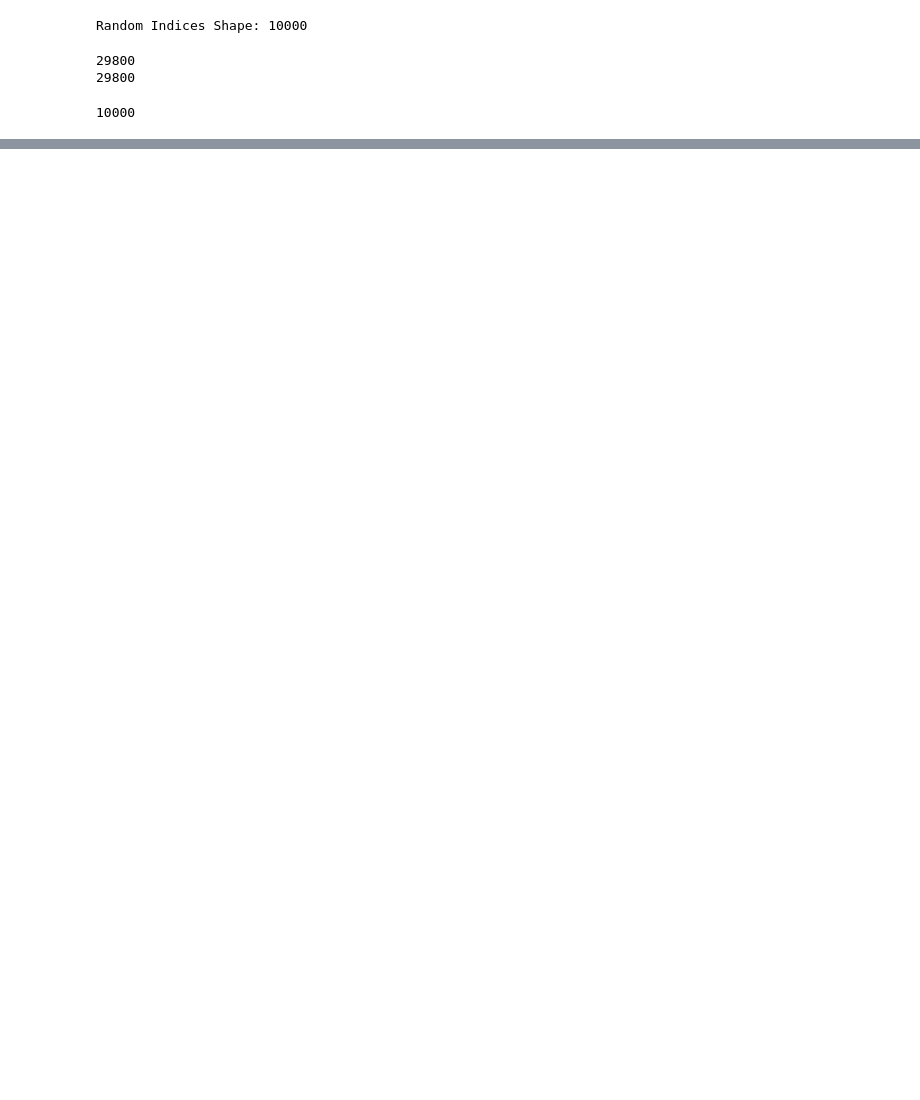
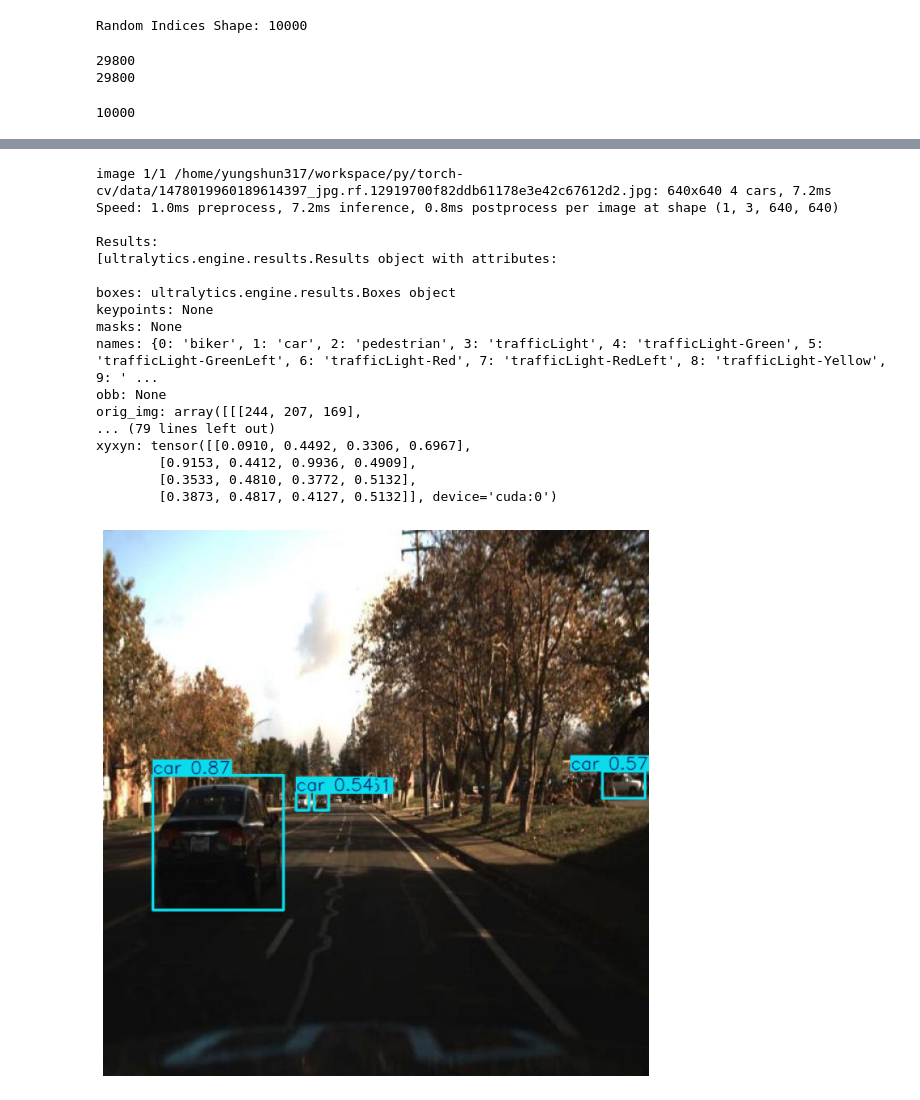
Before and after one commit to yungshun317/torch-cv, a Jupyter notebook: object_detection.ipynb, the cells around one changed output, grey strips where cells are left out. Saved outputs shown, nothing was run; the diff lists cells and outputs as text; code cells hidden in the pictures; blank space fills up the shorter version.

```diff
--- a/object_detection.ipynb
+++ b/object_detection.ipynb
@@ -575,6 +606,8 @@ print(len(name_list))
 from ultralytics import YOLO
 
 model = YOLO("yolo11m.pt")
-results = model.train(data="Self-Driving-Car-3/data.yaml", epochs=300, imgsz=640)
+
+# Use the absolute path of the `data.yaml` file
+results = model.train(data="/home/yungshun317/workspace/py/torch-cv/datasets/Udacity-Self-Driving-Car-Dataset-1/data.yaml", epochs=300, imgsz=640)
 # %% [output]
 Ultralytics 8.3.20 🚀 Python-3.12.3 torch-2.4.1+cu124 CUDA:0 (NVIDIA GeForce RTX 4090 Laptop GPU, 16072MiB)
@@ -584,0 +704,50 @@ Note dataset download directory is '/home/yungshun317/workspace/py/torch-cv/data
+# %%
+# Prediction
+%matplotlib inline
+import os, torch, cv2
+import matplotlib.pyplot as plt
+
+image_path = "data/1478019960189614397_jpg.rf.12919700f82ddb61178e3e42c67612d2.jpg"
+results = model(image_path)
+print()
+print("Results:")
+print(results)
+print()
+
+for result in results:
+    print("Boxes:")
+    print(result.boxes)
+
+    # result.show()
+    plt.figure(figsize=(10, 10))
+    plt.imshow(cv2.cvtColor(result.plot(), cv2.COLOR_BGR2RGB))
+    plt.axis('off')
+    plt.show()
+
+    # Display images with matplotlib
+    result.save(filename="outputs/cat_dog_image_result.jpg")
+
+    # print(image_path.split(os.path.sep)[-1])
+    # cat_dog_image.jpg
+    # print(os.path.splitext(image_path.split(os.path.sep)[-1])[0])
+    # cat_dog_image
+    result.save(filename=os.path.splitext("outputs/" + image_path.split(os.path.sep)[-1])[0] + "_" + model.model_name + "_result.jpg")
+# %% [output]
+image 1/1 /home/yungshun317/workspace/py/torch-cv/data/1478019960189614397_jpg.rf.12919700f82ddb61178e3e42c67612d2.jpg: 640x640 4 cars, 7.2ms
+Speed: 1.0ms preprocess, 7.2ms inference, 0.8ms postprocess per image at shape (1, 3, 640, 640)
+
+Results:
+[ultralytics.engine.results.Results object with attributes:
+
+boxes: ultralytics.engine.results.Boxes object
+keypoints: None
+masks: None
+names: {0: 'biker', 1: 'car', 2: 'pedestrian', 3: 'trafficLight', 4: 'trafficLight-Green', 5: 'trafficLight-GreenLeft', 6: 'trafficLight-Red', 7: 'trafficLight-RedLeft', 8: 'trafficLight-Yellow', 9: ' ...
+obb: None
+orig_img: array([[[244, 207, 169],
+... (79 lines left out)
+xyxyn: tensor([[0.0910, 0.4492, 0.3306, 0.6967],
+        [0.9153, 0.4412, 0.9936, 0.4909],
+        [0.3533, 0.4810, 0.3772, 0.5132],
+        [0.3873, 0.4817, 0.4127, 0.5132]], device='cuda:0')
+[figure, added]
```
Also changed, not shown: parts of 7 cells of this notebook.
